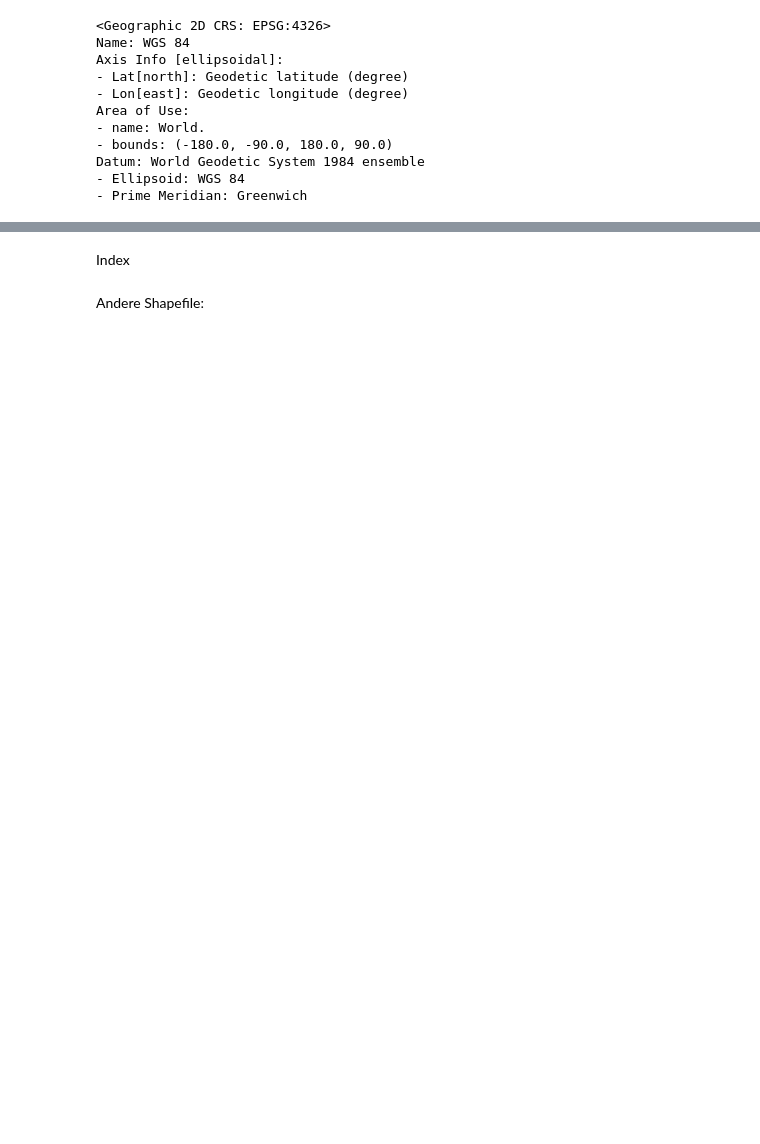
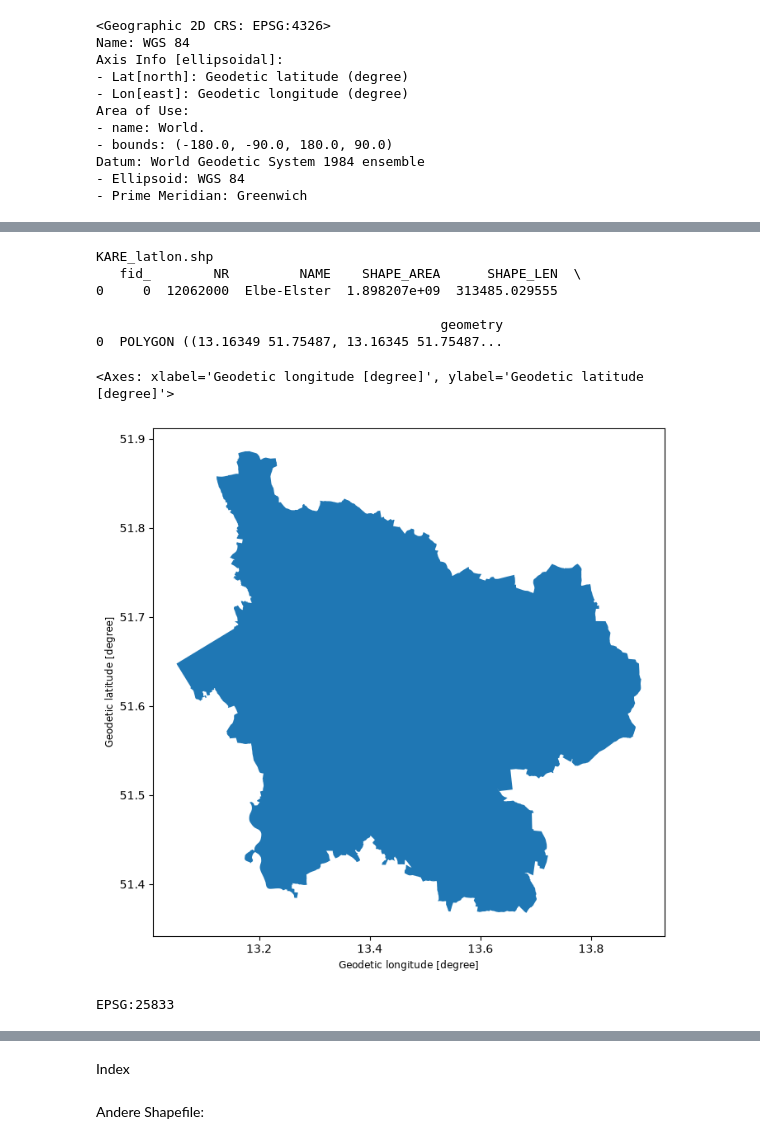
Before and after one commit to KatharinaBuelow/udag, a Jupyter notebook: read_shapefile.ipynb, the cells around one changed output, grey strips where cells are left out. Drawn from its saved outputs; the diff is of its cells as text; code cells hidden in the pictures; blank space fills up the shorter version.

```diff
--- a/read_shapefile.ipynb
+++ b/read_shapefile.ipynb
@@ -485,11 +144,22 @@ for shapefile in shapefiles:
 # %%
-test = shapefiles[3]
+test = shapefiles[4]
 print(test)
 gdf=gpd.read_file(os.path.join(shape_dir, test))
 print(gdf.head())
 gdf.plot(figsize=(8, 8))
+# %% [output]
+KARE_latlon.shp
+   fid_        NR         NAME    SHAPE_AREA      SHAPE_LEN  \
+0     0  12062000  Elbe-Elster  1.898207e+09  313485.029555
+
+                                            geometry
+0  POLYGON ((13.16349 51.75487, 13.16345 51.75487...
+<Axes: xlabel='Geodetic longitude [degree]', ylabel='Geodetic latitude [degree]'>
+[figure, added]
 # %%
 print(gdf.crs)
+# %% [output]
+EPSG:25833
 # %%
 gdf_ll = gdf.to_crs("EPSG:4326")
 # %%
```
Also changed, not shown: parts of 67 cells of this notebook.
